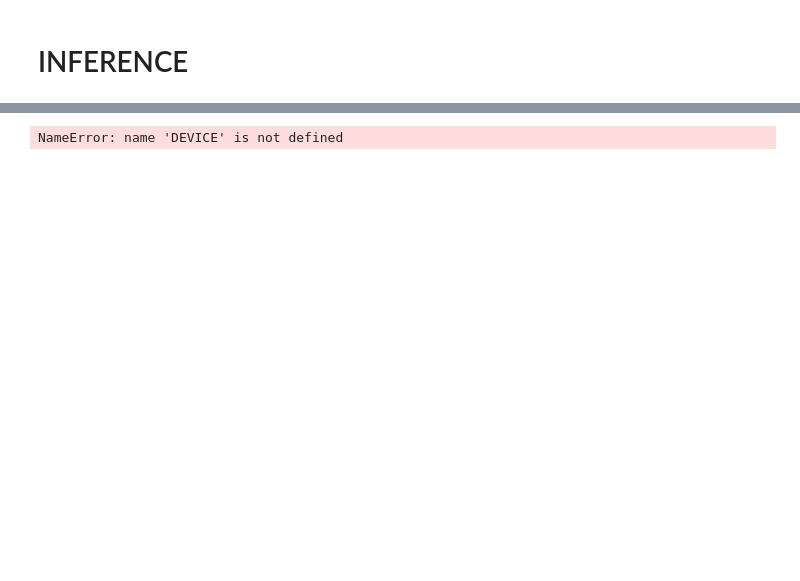
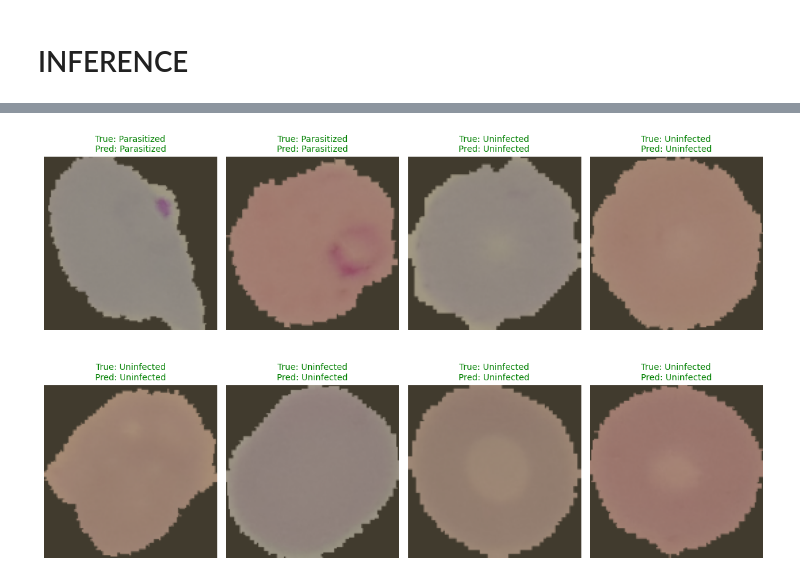
Before and after one commit to Samuelameningayeh/malaria-detection-cnn, a Jupyter notebook: Malaria_Analysis.ipynb, the cells around one changed output, grey strips where cells are left out. Cells and saved outputs as stored; diff of their text form; code cells hidden in the pictures; blank space fills up the shorter version.

Commit message:
completed the model

```diff
--- a/Malaria_Analysis.ipynb
+++ b/Malaria_Analysis.ipynb
@@ -122,8 +185,8 @@ print("\nModel saved to disk.")
 # %%
 DEVICE = torch.device("cuda" if torch.cuda.is_available() else "cpu")
 model.load_state_dict(torch.load('malaria_cnn_final.pth'))
 
-# Let's grab one batch and predict on it
-plot_prediction(model,test_loader,class_names, DEVICE, save=True)
+# get a batch and predict on it
+plot_predictions(model,test_loader,class_names, DEVICE, save=True)
 # %% [output]
-NameError: name 'DEVICE' is not defined
+[figure, added]
```
Also changed, not shown: parts of 9 cells of this notebook.
